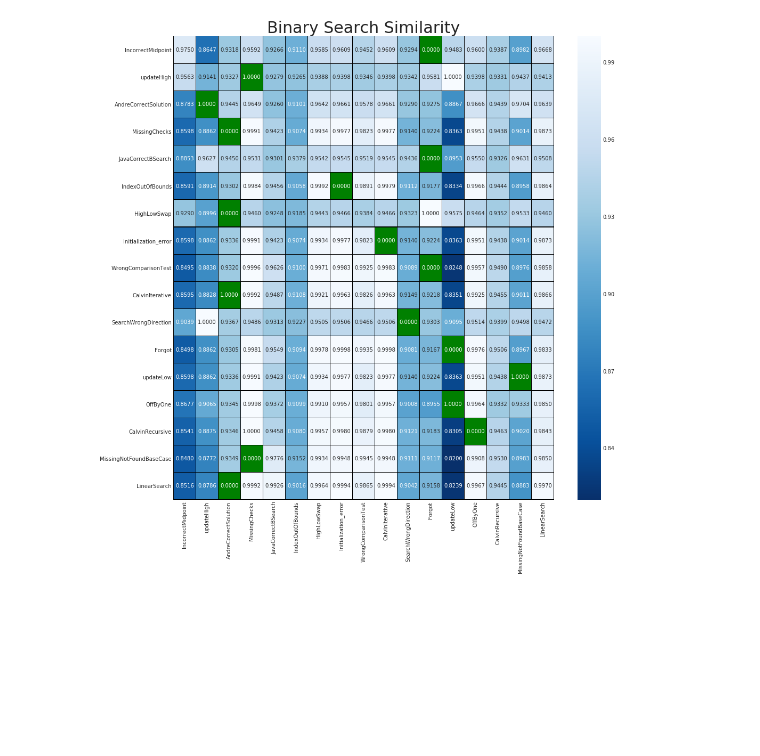
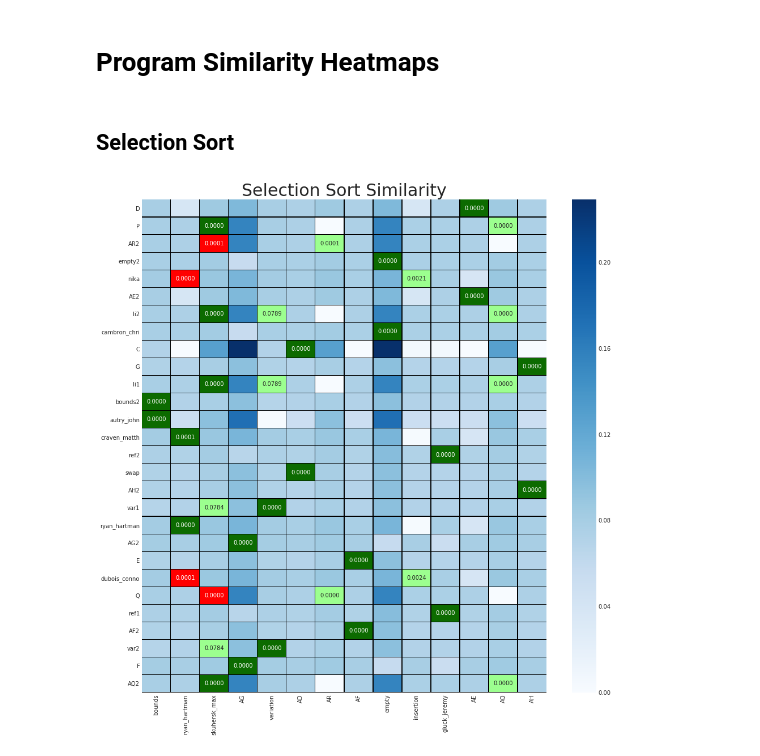
Before and after one commit to rhartman96/SeniorProject, a Jupyter notebook: Plots.ipynb, the cells around one changed output. Drawn from its saved outputs; the diff is of its cells as text; code cells hidden in the pictures; blank space fills up the shorter version.

Commit message:
Cleaned up heatmap plots so that they are easier to interpret Calculated final weights based off of selection sort and binary search

```diff
--- a/Plots.ipynb
+++ b/Plots.ipynb
@@ -14,0 +70,4 @@ from matplotlib.patches import Rectangle
+# %% [markdown]
+# Program Similarity Heatmaps
+# %% [markdown]
+## Selection Sort
@@ -15,27 +129,48 @@ from matplotlib.patches import Rectangle
+# %%
+def addFeatureToMaskMatrix(matrix, featureMapping, submittedNames, referenceNames, val):
+    index = 0
+    for submitted in submittedNames:
+        correctMatches = featureMapping[submitted]
+        if type(correctMatches) != list:
+            correctMatches = [correctMatches]
+        for match in correctMatches:
+            matchLoc = referenceNames.index(match)
+            matrix[index][matchLoc] += val
+        index +=1
+    return matrix
+
+def filterMaskMatrix(matrix, val):
+    for i in range(0,matrix.shape[0]):
+        if val not in matrix[i]:
+            matrix[i] = np.zeros(matrix.shape[1])
+    return matrix
 # %%
-file = "AutomatedProgramFeedback/editDistanceMappting-binaryRyan.csv"
-df = pd.read_csv(file)
+csvFile = "AutomatedProgramFeedback/editDistanceMappting-SelectionRyan.csv"
+df = pd.read_csv(csvFile)
+xLabels,yLabels = getAxisLabels(df)
+del xLabels[0]
 df = df.drop(df.columns[0], axis=1)
-titles = list(df.columns.values)
-newTitles = list()
-for title in titles:
-    newTitles.append(title.replace('/udrive/student/rhartman2014/SeniorProject//programs/binary/References/',''))
-df.columns = newTitles
+
 normed_matrix = normalize(df.as_matrix(), axis=1, norm='l1')
-normed_matrix = np.subtract(1.0, normed_matrix)
+# normed_matrix = np.subtract(1.0, normed_matrix)
+
+matrix = np.zeros((28,14))
+correctMapping = getSelectionMap()
+matrix = addFeatureToMaskMatrix(matrix, correctMapping,yLabels,xLabels,1)
+outputMapping = getOurMapping()
+matrix = addFeatureToMaskMatrix(matrix, outputMapping, yLabels,xLabels,2)
 fig, ax = plt.subplots()
 fig.set_figwidth(16)
 fig.set_figheight(16)
-ax.set_title('Binary Search Similarity',fontsize=30)
-color = ['g']
-correct = np.random.choice(a=[False, True], size=(17, 17), p=[0.5, 1-0.5])
-matrix = np.zeros((17,17))
+ax.set_title('Selection Sort Similarity',fontsize=30)
+supposedToMatch = [(0.611, 1,0.561)]
+correctMatch = [(0.047,0.419,0)]
+wrongMatch = ['r']
 sns.set_style("darkgrid")
-for i in range(0,17):
-#     ax.add_patch(Rectangle((i,random.randint(0,16)),1,1,fill=False,edgecolor='green', lw=5))
-    matrix[i][random.randint(0,16)] = 1
-ax = sns.heatmap(normed_matrix,ax=ax,annot=True, cmap='Blues_r',fmt=".4f",linewidths=0.125,linecolor='k',mask = matrix==1,)
-ax = sns.heatmap(correct,ax=ax,annot=True, cmap=color,fmt=".4f", mask = matrix != 1, cbar=False,linewidths=0.125,linecolor='k',yticklabels=newTitles,xticklabels=newTitles)
-plt.savefig('binarySearch.pdf')
+ax = sns.heatmap(normed_matrix,ax=ax,annot=False, cmap='Blues',fmt=".4f",linewidths=0.125,linecolor='k', mask = matrix == 1)
+ax = sns.heatmap(normed_matrix,ax=ax,annot=True, cmap=supposedToMatch,fmt=".4f", mask = matrix != 1, cbar=False,linewidths=0.125,linecolor='k',xticklabels=xLabels,yticklabels= yLabels)
+ax = sns.heatmap(normed_matrix,ax=ax,annot=True, cmap=wrongMatch,fmt=".4f", mask = matrix != 2, cbar=False,linewidths=0.125,linecolor='k',xticklabels=xLabels,yticklabels= yLabels)
+ax = sns.heatmap(normed_matrix,ax=ax,annot=True, cmap=correctMatch,fmt=".4f", mask = matrix != 3, cbar=False,linewidths=0.125,linecolor='k',xticklabels=xLabels,yticklabels= yLabels)
+plt.savefig('selectionSort.pdf')
 # %% [output]
-[figure, old version]
+[figure, new version]
```
Also changed, not shown: parts of 13 cells of this notebook, 6 other files.
